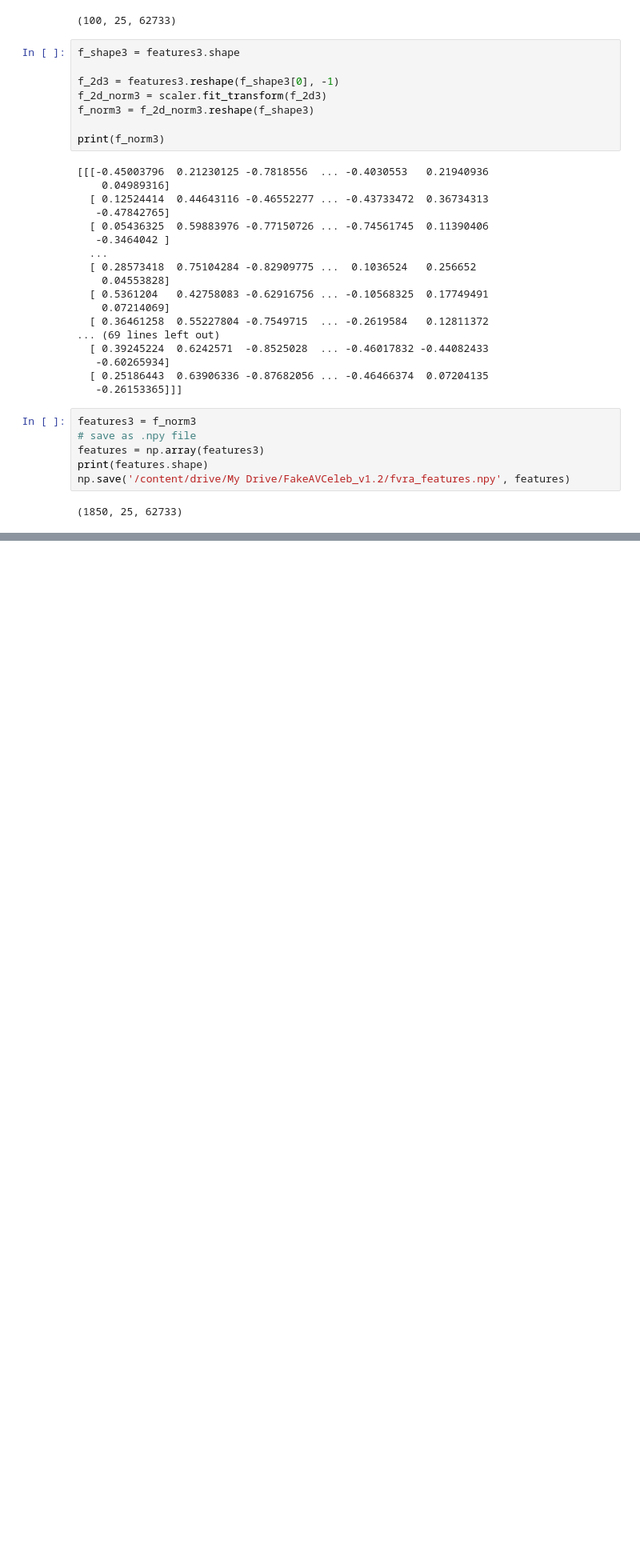
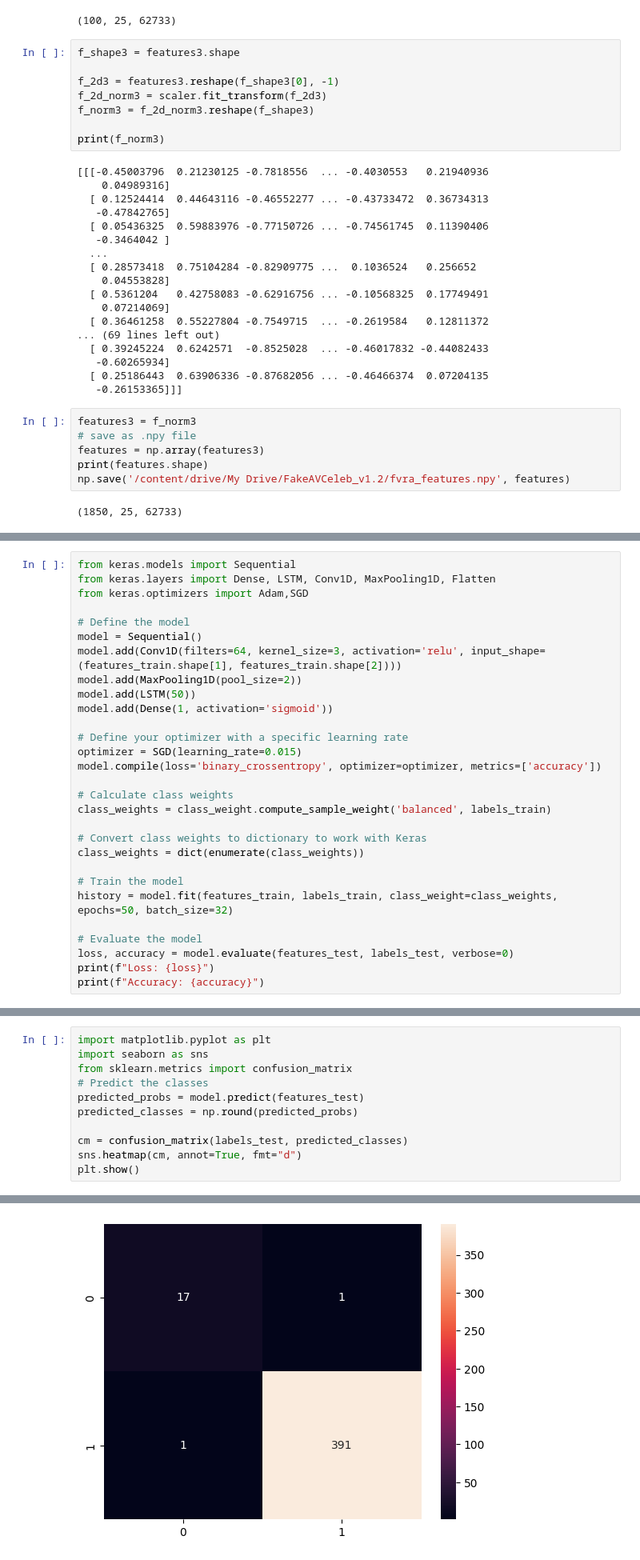
Before and after one commit to varshini03/VeriSyn-DeepfakeDetector, a Jupyter notebook: fakeavfinal.ipynb, the cells around one changed output, grey strips where cells are left out. Shown: that part at 80% size. Cells and saved outputs as stored; diff of their text form; blank space fills up the shorter version.

```diff
--- a/fakeavfinal.ipynb
+++ b/fakeavfinal.ipynb
@@ -927,0 +1105,29 @@ np.save('/content/drive/My Drive/FakeAVCeleb_v1.2/fvra_features.npy', features)
+# %%
+from keras.models import Sequential
+from keras.layers import Dense, LSTM, Conv1D, MaxPooling1D, Flatten
+from keras.optimizers import Adam,SGD
+
+# Define the model
+model = Sequential()
+model.add(Conv1D(filters=64, kernel_size=3, activation='relu', input_shape=(features_train.shape[1], features_train.shape[2])))
+model.add(MaxPooling1D(pool_size=2))
+model.add(LSTM(50))
+model.add(Dense(1, activation='sigmoid'))
+
+# Define your optimizer with a specific learning rate
+optimizer = SGD(learning_rate=0.015)
+model.compile(loss='binary_crossentropy', optimizer=optimizer, metrics=['accuracy'])
+
+# Calculate class weights
+class_weights = class_weight.compute_sample_weight('balanced', labels_train)
+
+# Convert class weights to dictionary to work with Keras
+class_weights = dict(enumerate(class_weights))
+
+# Train the model
+history = model.fit(features_train, labels_train, class_weight=class_weights, epochs=50, batch_size=32)
+
+# Evaluate the model
+loss, accuracy = model.evaluate(features_test, labels_test, verbose=0)
+print(f"Loss: {loss}")
+print(f"Accuracy: {accuracy}")
@@ -927,0 +1175,12 @@ np.save('/content/drive/My Drive/FakeAVCeleb_v1.2/fvra_features.npy', features)
+# %%
+import matplotlib.pyplot as plt
+import seaborn as sns
+from sklearn.metrics import confusion_matrix
+# Predict the classes
+predicted_probs = model.predict(features_test)
+predicted_classes = np.round(predicted_probs)
+
+cm = confusion_matrix(labels_test, predicted_classes)
+sns.heatmap(cm, annot=True, fmt="d")
+plt.show()
+# %% [output]
@@ -927,0 +1188 @@ np.save('/content/drive/My Drive/FakeAVCeleb_v1.2/fvra_features.npy', features)
+[figure, added]
```
Also changed, not shown: parts of 79 cells of this notebook.
